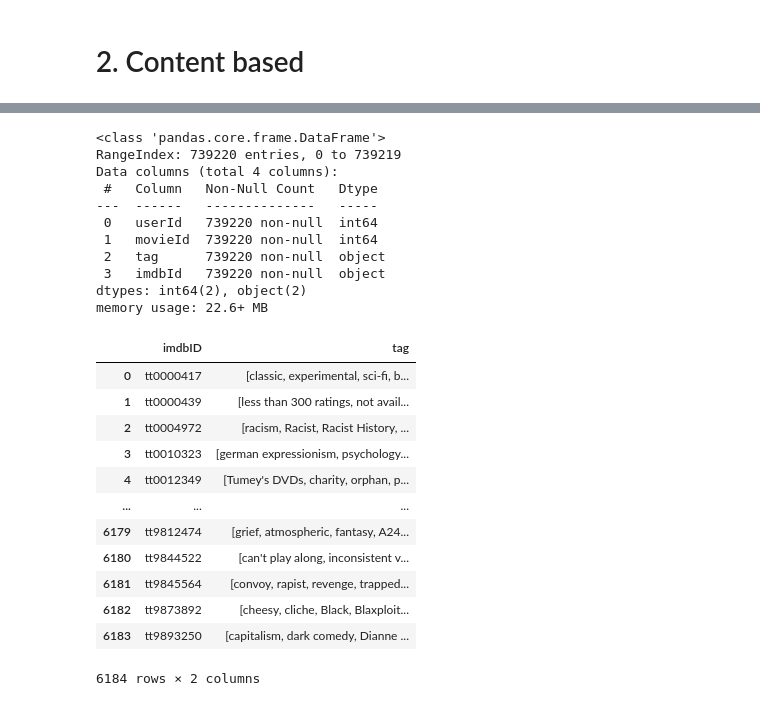
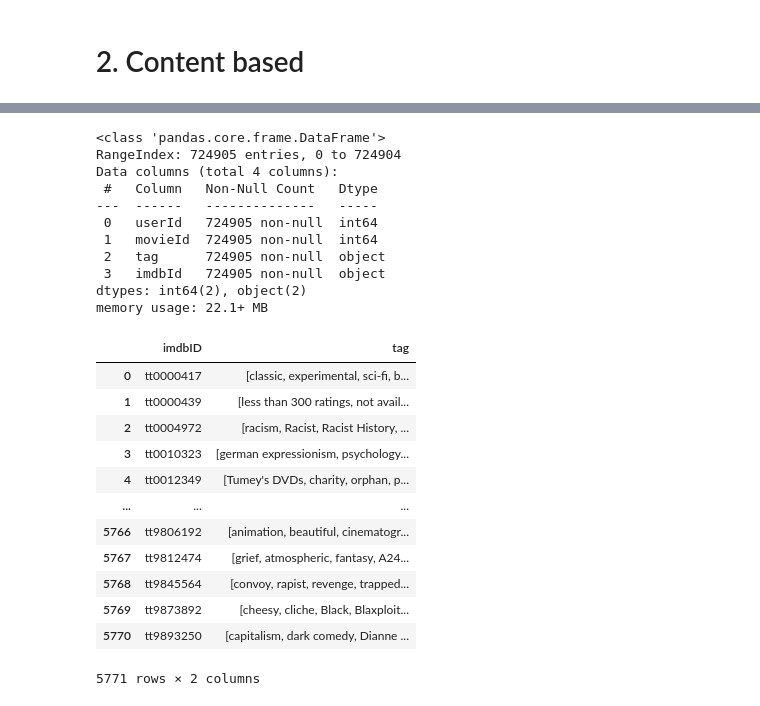
Before and after one commit to NgHoangQuan2204/Recommendation-System, a Jupyter notebook: notebooks/recommendation-system.ipynb, the cells around one changed output, grey strips where cells are left out. Saved outputs shown, nothing was run; the diff lists cells and outputs as text; code cells hidden in the pictures.

```diff
--- a/notebooks/recommendation-system.ipynb
+++ b/notebooks/recommendation-system.ipynb
@@ -181,39 +181,38 @@ get_recommendations('The Dark Knight', cosine_similarity)
 # %%
 tags_df = pd.read_csv('../data/processed/tags_processed.csv')
-# %%
-tags_df = tags_df.drop("Unnamed: 0", axis = 1)
 # %%
 tags_df.info()
 # %% [output]
 <class 'pandas.core.frame.DataFrame'>
-RangeIndex: 739220 entries, 0 to 739219
+RangeIndex: 724905 entries, 0 to 724904
 Data columns (total 4 columns):
  #   Column   Non-Null Count   Dtype
 ---  ------   --------------   -----
- 0   userId   739220 non-null  int64
- 1   movieId  739220 non-null  int64
- 2   tag      739220 non-null  object
- 3   imdbId   739220 non-null  object
+ 0   userId   724905 non-null  int64
+ 1   movieId  724905 non-null  int64
+ 2   tag      724905 non-null  object
+ 3   imdbId   724905 non-null  object
 dtypes: int64(2), object(2)
-memory usage: 22.6+ MB
+memory usage: 22.1+ MB
 # %%
 tags_grouped = tags_df.groupby('imdbId')['tag'].apply(list).reset_index()
+del tags_df
 tags_grouped.rename(columns={"imdbId": "imdbID"}, inplace=True)
 tags_grouped
 # %% [output]
 |  | imdbID | tag |
 | 0 | tt0000417 | [classic, experimental, sci-fi, b... |
 | 1 | tt0000439 | [less than 300 ratings, not avail... |
 | 2 | tt0004972 | [racism, Racist, Racist History, ... |
 | 3 | tt0010323 | [german expressionism, psychology... |
 | 4 | tt0012349 | [Tumey's DVDs, charity, orphan, p... |
 | ... | ... | ... |
-| 6179 | tt9812474 | [grief, atmospheric, fantasy, A24... |
-| 6180 | tt9844522 | [can't play along, inconsistent v... |
-| 6181 | tt9845564 | [convoy, rapist, revenge, trapped... |
-| 6182 | tt9873892 | [cheesy, cliche, Black, Blaxploit... |
-| 6183 | tt9893250 | [capitalism, dark comedy, Dianne ... |
+| 5766 | tt9806192 | [animation, beautiful, cinematogr... |
+| 5767 | tt9812474 | [grief, atmospheric, fantasy, A24... |
+| 5768 | tt9845564 | [convoy, rapist, revenge, trapped... |
+| 5769 | tt9873892 | [cheesy, cliche, Black, Blaxploit... |
+| 5770 | tt9893250 | [capitalism, dark comedy, Dianne ... |
-6184 rows × 2 columns
+5771 rows × 2 columns
 # %%
 df = df.merge(tags_grouped, on='imdbID', how='left')
 df.head(1)
```
Also changed, not shown: parts of 31 cells of this notebook, 5 other files.
